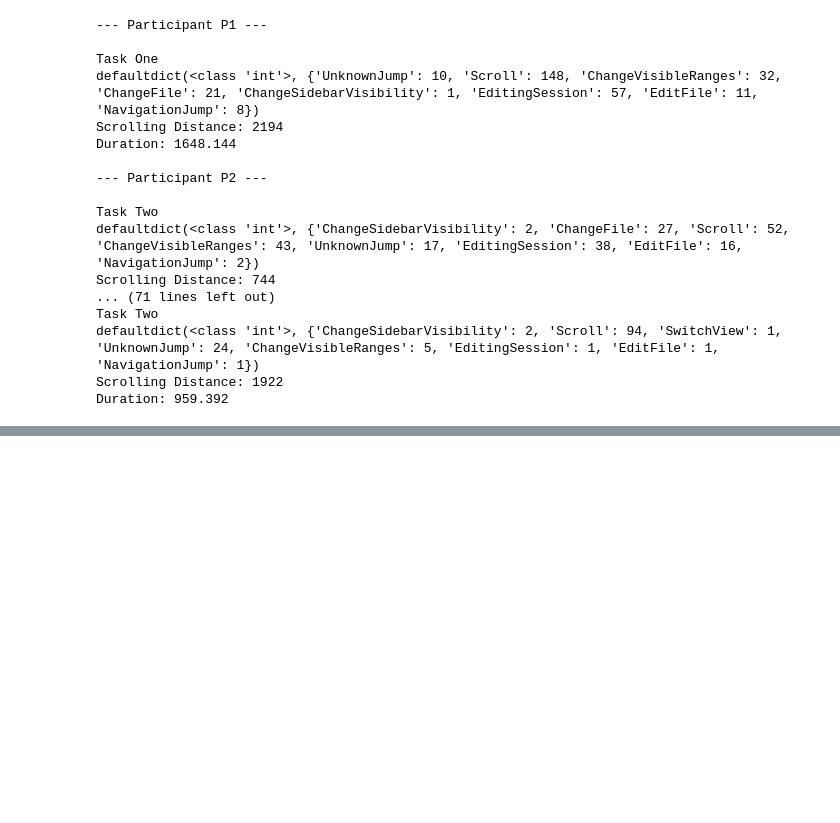
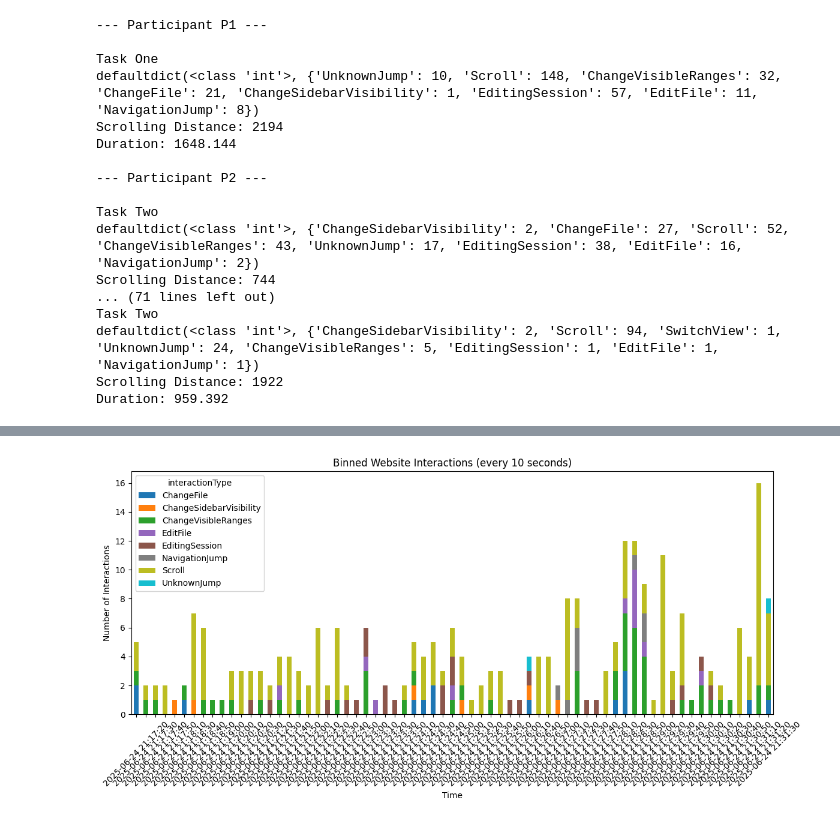
Before and after one commit to RaffaelCH/GrandFileNavigator, a Jupyter notebook: interaction_analysis/interactionAnalysis.ipynb, the cells around one changed output, grey strips where cells are left out. Drawn from its saved outputs; the diff is of its cells as text; code cells hidden in the pictures; blank space fills up the shorter version.

```diff
--- a/interaction_analysis/interactionAnalysis.ipynb
+++ b/interaction_analysis/interactionAnalysis.ipynb
@@ -144,0 +252,45 @@ Duration: 959.392
+# %%
+import pandas as pd
+import matplotlib.pyplot as plt
+from datetime import datetime, timedelta
+
+interactions = participants[6].interactionsTaskOne
+
+# Convert timestamps and flatten into DataFrame with one datetime column
+def ms_to_dt(ms): return datetime.fromtimestamp(ms / 1000.0)
+
+flattened = []
+for i in interactions:
+    if 'startTime' in i:
+        flattened.append({
+            'datetime': ms_to_dt(i['startTime']),
+            'interactionType': i['interactionType']
+        })
+    elif 'timeStamp' in i:
+        flattened.append({
+            'datetime': ms_to_dt(i['timeStamp']),
+            'interactionType': i['interactionType']
+        })
+
+df = pd.DataFrame(flattened)
+
+# Set bin size (10 seconds)
+bin_size = '10S'  # '10S' for 10 seconds, '1Min' for 1 minute, etc.
+
+# Round timestamps into bins
+df['time_bin'] = pd.to_datetime(df['datetime']).dt.floor(bin_size)
+
+# Count interactions per type per bin
+agg_df = df.groupby(['time_bin', 'interactionType']).size().unstack(fill_value=0)
+
+# Plot
+agg_df.plot(kind='bar', stacked=True, figsize=(12, 6), colormap='tab10')
+
+plt.xlabel("Time")
+plt.ylabel("Number of Interactions")
+plt.title("Binned Website Interactions (every 10 seconds)")
+plt.xticks(rotation=45)
+plt.tight_layout()
+plt.show()
+# %% [output]
+[figure, added]
```
Also changed, not shown: parts of 2 cells of this notebook, 1 other file.
